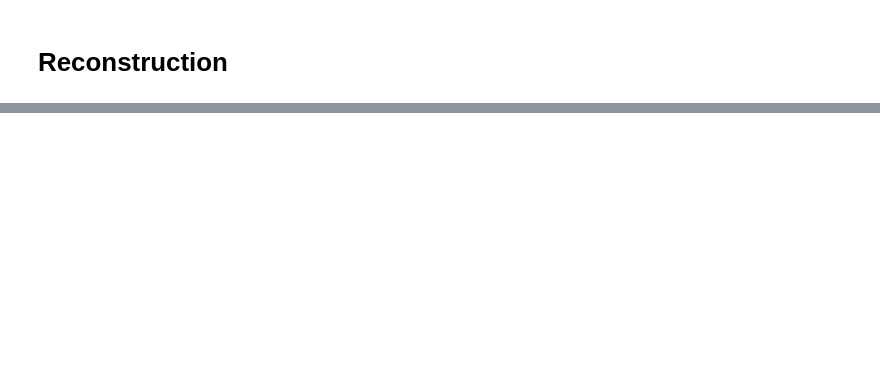
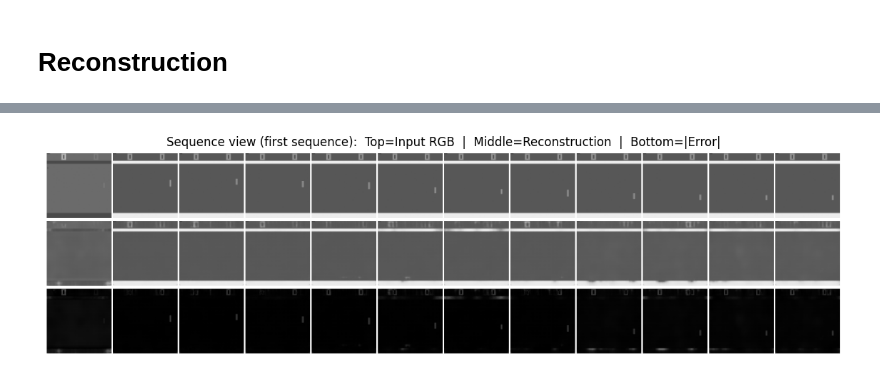
Before and after one commit to FayalaMohamed/model-based-research, a Jupyter notebook: JEPA_Atari.ipynb, the cells around one changed output, grey strips where cells are left out. Drawn from its saved outputs; the diff is of its cells as text; code cells hidden in the pictures; blank space fills up the shorter version.

```diff
--- a/JEPA_Atari.ipynb
+++ b/JEPA_Atari.ipynb
@@ -116,13 +203,0 @@ rewards: (16, 50)
-# %%
-for imgs, actions, rewards in dataset.take(1):
-  seq_imgs = imgs[0]
-  seq_actions = actions[0]
-  seq_rewards = rewards[0]
-
-  plt.figure(figsize=(20, 4))
-  for i in range(10):
-    plt.subplot(2, 10, i + 1)
-    plt.imshow(seq_imgs[i].numpy())
-    plt.axis("off")
-    plt.title(f"A:{seq_actions[i].numpy()} R:{seq_rewards[i].numpy():.1f}")
-  plt.show()
@@ -205,12 +249,12 @@ DROP_LAST   = True    # keeps shapes stable
 num_batches = 100
 atari_dataset = AtariSequenceDataset(dataset, num_batches)
 
-dataloader = DataLoader(
+pt_loader = DataLoader(
     atari_dataset,
-    batch_size=BATCH_TORCH,     # batches sequences: (B, T, 84, 84, 3)
+    batch_size=BATCH_TORCH,
     shuffle=True,
     num_workers=NUM_WORKERS,
-    pin_memory=True,            # faster H2D copies
+    pin_memory=True,
     drop_last=DROP_LAST,
     persistent_workers=(NUM_WORKERS > 0),
     prefetch_factor=2 if NUM_WORKERS > 0 else None,
@@ -689,5 +942,5 @@ Loaded V-JEPA 2 (ViT-L) from hub.
 # %%
-# === EVAL / VISUALIZATION (84x84) ===
+# === EVAL / VISUALIZATION (84x84, clip-based) ===
 import os
 import matplotlib.pyplot as plt
 import torchvision.utils as vutils
@@ -704,7 +957,7 @@ def psnr(pred, target, eps=1e-8):
 @torch.no_grad()
 def ssim_simple(x, y, C1=0.01**2, C2=0.03**2):
     """
-    Fast SSIM approx (no Gaussian window), but with the correct variance formula.
+    Fast SSIM approx (no Gaussian window), with proper variance.
     x,y: (N,1,H,W) in [0,1]
     """
     mu_x = torch.mean(x, dim=(2,3), keepdim=True)
@@ -721,24 +974,22 @@ def ssim_simple(x, y, C1=0.01**2, C2=0.03**2):
     return ssim_map.view(ssim_map.shape[0])
 
 # --- Grab ONE minibatch of sequences ---
-imgs_b, acts_b, rews_b = next(iter(pt_loader))                     # (B,T,84,84,3) in [0,1]
-imgs_b = imgs_b[:, :K_FRAMES].permute(0,1,4,2,3).contiguous().to(device)  # (B,K,3,84,84)
+imgs_b, acts_b, rews_b = next(iter(pt_loader))                             # (B,T,84,84,3) in [0,1]
+imgs_b = imgs_b[:, :K_FRAMES].permute(0,1,4,2,3).contiguous().to(device)   # (B,K,3,84,84)
+B, K, C, H, W = imgs_b.shape
 
 # Build targets (luminance) at 84x84
-frames = imgs_b.reshape(-1, 3, 84, 84)                             # (B*K,3,84,84)
-frames_gray = (0.299*frames[:,0:1] + 0.587*frames[:,1:2] + 0.114*frames[:,2:3]).contiguous()  # (B*K,1,84,84)
+frames_bk = imgs_b.reshape(-1, 3, 84, 84)                                   # (B*K,3,84,84)
+frames_gray = (0.299*frames_bk[:,0:1] + 0.587*frames_bk[:,1:2] + 0.114*frames_bk[:,2:3]).contiguous()  # (B*K,1,84,84)
 
-# --- Tokens via clips (preferred), fallback to per-frame if helper not defined ---
+# --- Tokens via clips (temporal), with a practical window size ---
 with torch.no_grad():
-    try:
-        toks_bk = clips_to_center_tokens(imgs_b)                   # (B,K,D,Ht,Wt)
-        tokens  = toks_bk.reshape(-1, toks_bk.size(2), toks_bk.size(3), toks_bk.size(4))
-    except NameError:
-        # fallback: per-frame tokens using grayscale triplicated as RGB
-        frames_rgb = frames_gray.repeat(1, 3, 1, 1)                # (B*K,3,84,84)
-        tokens = frames_to_tokens(frames_rgb)                      # (B*K,D,Ht,Wt)
+    toks_bk = clips_to_center_tokens(imgs_b, override_T_in=16)              # (B,K,D,Ht,Wt)
+tokens = toks_bk.reshape(-1, toks_bk.size(2), toks_bk.size(3), toks_bk.size(4))  # (B*K,D,Ht,Wt)
 
-    recons = decoder(tokens).clamp(0,1)                            # (B*K,1 or 3,84,84)
+# Reconstructions
+with torch.no_grad():
+    recons = decoder(tokens).clamp(0,1)                                     # (B*K,1 or 3,84,84)
 
 # If decoder outputs 3ch but targets are 1ch, convert recon to 1ch for metrics
 if recons.size(1) == 3:
@@ -746,32 +997,50 @@ if recons.size(1) == 3:
 else:
     recons_mono = recons
 
-# Metrics
+# Metrics (overall)
 psnr_vals = psnr(recons_mono, frames_gray)
 ssim_vals = ssim_simple(recons_mono, frames_gray)
 print(f"PSNR: {psnr_vals.mean().item():.2f} dB  |  SSIM: {ssim_vals.mean().item():.3f}")
 
-# Visuals: GT on top row, Recon bottom row
-Nshow = min(8, recons_mono.shape[0])
-gt_grid   = vutils.make_grid(frames_gray[:Nshow], nrow=Nshow, pad_value=1.0)
-rec_grid  = vutils.make_grid(recons_mono[:Nshow], nrow=Nshow, pad_value=1.0)
-stacked   = torch.cat([gt_grid, rec_grid], dim=1)  # vertical stack (C, H*2, W)
+# -------------------- PANEL A: Sequence view (first sequence over time) --------------------
+seq_idx = 0
+Ncol = min(K, 12)  # how many time steps to show
+# Before (RGB input), After (Recon shown as RGB by repeating mono), Error (abs diff on gray)
+seq_rgb   = imgs_b[seq_idx, :Ncol]                           # (Ncol,3,84,84)
+seq_gray  = frames_gray.view(B, K, 1, 84, 84)[seq_idx, :Ncol]# (Ncol,1,84,84)
+seq_recon = recons_mono.view(B, K, 1, 84, 84)[seq_idx, :Ncol]# (Ncol,1,84,84)
+seq_err   = (seq_gray - seq_recon).abs()
 
-plt.figure(figsize=(Nshow*1.5, 3))
-plt.imshow(stacked.permute(1,2,0).cpu().numpy(), vmin=0, vmax=1)
+# Make grids
+row1 = vutils.make_grid(seq_rgb,                nrow=Ncol, pad_value=1.0)  # input RGB
+row2 = vutils.make_grid(seq_recon.repeat(1,3,1,1), nrow=Ncol, pad_value=1.0)  # recon as RGB
+row3 = vutils.make_grid(seq_err.repeat(1,3,1,1),   nrow=Ncol, pad_value=1.0)  # error heat
+
+panel_seq = torch.cat([row1, row2, row3], dim=1)
+
+plt.figure(figsize=(Ncol*1.2, 4.5))
+plt.imshow(panel_seq.permute(1,2,0).cpu().numpy(), vmin=0, vmax=1)
 plt.axis('off')
-plt.title("Top: Ground Truth  |  Bottom: Reconstruction")
+plt.title("Sequence view (first sequence):  Top=Input RGB  |  Middle=Reconstruction  |  Bottom=|Error|")
 plt.show()
 
-# (Optional) Difference heatmap (absolute error)
+# -------------------- PANEL B: Sample view (random frames across batch) --------------------
+Nshow = min(8, recons_mono.shape[0])  # show Nshow arbitrary frames
+gt_grid   = vutils.make_grid(frames_gray[:Nshow],        nrow=Nshow, pad_value=1.0)           # target gray
+rec_grid  = vutils.make_grid(recons_mono[:Nshow],        nrow=Nshow, pad_value=1.0)           # recon gray
 diff_grid = vutils.make_grid((frames_gray[:Nshow] - recons_mono[:Nshow]).abs(), nrow=Nshow, pad_value=1.0)
-plt.figure(figsize=(Nshow*1.5, 1.5))
-plt.imshow(diff_grid.permute(1,2,0).cpu().numpy(), vmin=0, vmax=1)
+
+panel_smpl = torch.cat([gt_grid, rec_grid, diff_grid], dim=1)
+
+plt.figure(figsize=(Nshow*1.2, 4.5))
+plt.imshow(panel_smpl.permute(1,2,0).cpu().numpy(), vmin=0, vmax=1)
 plt.axis('off')
-plt.title("Absolute Error")
+plt.title("Sample view:  Top=Ground Truth (gray)  |  Middle=Reconstruction  |  Bottom=|Error|")
 plt.show()
 
+# Save
 os.makedirs("vjepa2_decoder_eval", exist_ok=True)
-plt.imsave("vjepa2_decoder_eval/gt_rec_grid_84.png", stacked.permute(1,2,0).cpu().numpy(), vmin=0, vmax=1)
-plt.imsave("vjepa2_decoder_eval/diff_grid_84.png", diff_grid.permute(1,2,0).cpu().numpy(), vmin=0, vmax=1)
-print("Saved grids to vjepa2_decoder_eval/*.png")
+plt.imsave("vjepa2_decoder_eval/sequence_before_after_84.png", panel_seq.permute(1,2,0).cpu().numpy(), vmin=0, vmax=1)
+plt.imsave("vjepa2_decoder_eval/sample_gt_rec_err_84.png", panel_smpl.permute(1,2,0).cpu().numpy(), vmin=0, vmax=1)
+print("Saved to vjepa2_decoder_eval/sequence_before_after_84.png and sample_gt_rec_err_84.png")
+# %% [output]
@@ -777,0 +1048 @@ print("Saved grids to vjepa2_decoder_eval/*.png")
+[figure, added]
```
Also changed, not shown: parts of 26 cells of this notebook.
